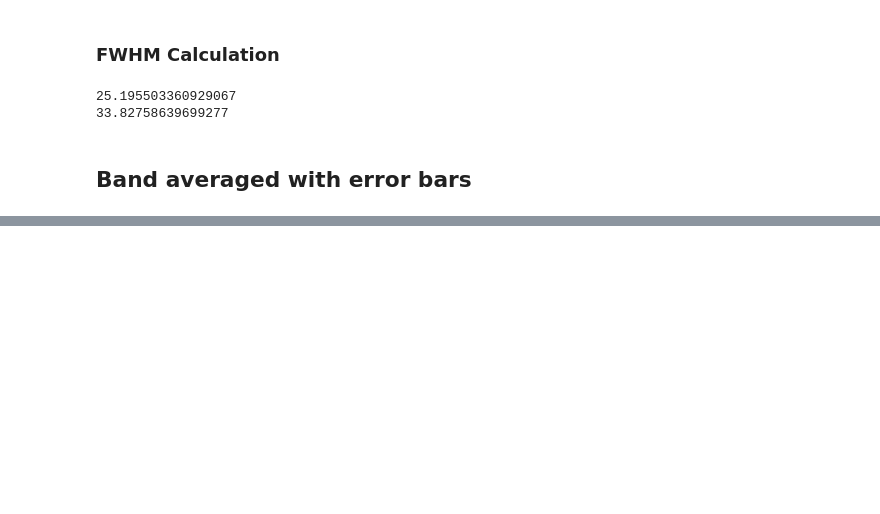
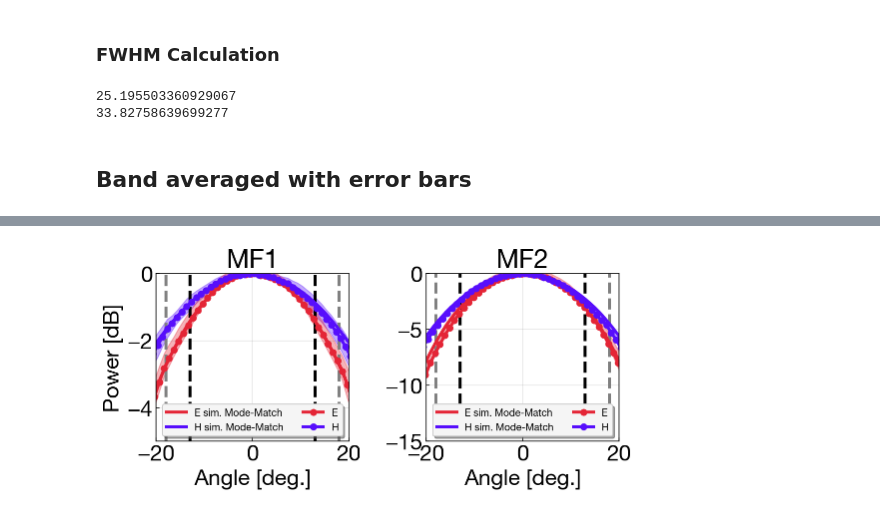
Before and after one commit to chesmore/so-feed, a Jupyter notebook: 1d_beammap_2020_MF_jan.ipynb, the cells around one changed output, grey strips where cells are left out. Cells and saved outputs as stored; diff of their text form; code cells hidden in the pictures; blank space fills up the shorter version.

Commit message:
difference plots

```diff
--- a/1d_beammap_2020_MF_jan.ipynb
+++ b/1d_beammap_2020_MF_jan.ipynb
@@ -6,6 +6,7 @@ import matplotlib
 import matplotlib.pyplot as plt
 from numpy import genfromtxt
 from scipy.optimize import curve_fit
+from scipy.interpolate import interp1d
 
 %matplotlib inline
 
@@ -17,6 +18,9 @@ matplotlib.rcParams.update({"axes.grid" : True, "grid.color": "grey", "grid.alph
 e_col = '#e42536'
 h_col = '#570efc'
 c_col = '#f89c20'
+
+w_mf2 = np.loadtxt('sim/MF_2.txt')
+w_mf1 = np.loadtxt('sim/MF_1.txt')
 # %% [markdown]
 Define function to read in data and cooresponding simulation
 # %%
@@ -320,6 +323,9 @@ plt.show()
 ### FWHM Calculation
 # %%
 def gauss(params,x,beam):
+    '''
+    Gaussian beam model
+    '''
     x0 = params[0]
     c = params[1]
     g = np.exp(-(x-x0)**2 / (2*c**2))
@@ -789,0 +617,90 @@ plt.show()
+# %%
+view = 'narrow'
+alpha = .35
+
+# bad = 94,95,99,109,105,106,107
+import glob
+
+if view=='wide':
+    fig, ax = plt.subplots(1, 2,figsize = (8,4),sharey=True)
+    markersize = 8
+    linewidth = 2
+else:
+    fig, ax = plt.subplots(1, 2,figsize = (8,4),sharey=False)
+    markersize = 12
+    linewidth = 3
+
+freq = [85,86,87,88,89,90,91,92,93,96,97,98,101,102,103,108]
+# thet_sim,band_tot_E_sim,band_tot_H_sim,thet_e1_A,band_tot_E,\
+#     thet_h1_A,band_tot_H,band_tot_E_lin,std_E,band_tot_H_lin,std_H = beam_avg(freq,0)
+# ax[0].plot(thet_sim,band_tot_E_sim,'-',label = "E sim. HFSS",color = e_col,linewidth = linewidth)
+# ax[0].plot(thet_sim,band_tot_H_sim,'-',label = "H sim. HFSS",color = h_col,linewidth = linewidth)
+thet_sim,band_tot_E_sim,band_tot_H_sim,thet_e1_A,band_tot_E,\
+    thet_h1_A,band_tot_H,band_tot_E_lin,std_E,band_tot_H_lin,std_H = beam_avg(freq,1)
+ax[0].plot(thet_sim,band_tot_E_sim,'-',label = "E sim. Mode-Match",color = e_col,linewidth = linewidth)
+ax[0].plot(thet_sim,band_tot_H_sim,'-',label = "H sim. Mode-Match",color = h_col,linewidth = linewidth)
+
+ax[0].plot(thet_e1_A+.5,band_tot_E-np.max(band_tot_E),'.-',label = "E",color = e_col,linewidth = linewidth,markersize=markersize)
+ax[0].plot(thet_h1_A+.5,band_tot_H-np.max(band_tot_H),'.-',label = "H",color = h_col,linewidth = linewidth,markersize=markersize)
+ax[0].fill_between(thet_h1_A+.5,20*np.log10(band_tot_H_lin - std_H),20*np.log10(band_tot_H_lin + std_H),color = h_col,alpha = alpha)
+ax[0].fill_between(thet_e1_A+.5,20*np.log10(band_tot_E_lin - std_E),20*np.log10(band_tot_E_lin + std_E),color = e_col,alpha = alpha)
+
+plt.xlim(-60,60)
+plt.ylim(-35,0)
+
+
+freq = [138,139,140,149,159,160]
+
+
+# thet_sim,band_tot_E_sim,band_tot_H_sim,thet_e1_A,band_tot_E,\
+#     thet_h1_A,band_tot_H,band_tot_E_lin,std_E,band_tot_H_lin,std_H = beam_avg(freq,0)
+# ax[1].plot(thet_sim,band_tot_E_sim,'-',label = "E sim. HFSS",color = e_col,linewidth = linewidth)
+# ax[1].plot(thet_sim,band_tot_H_sim,'-',label = "H sim. HFSS",color = h_col,linewidth = linewidth)
+thet_sim,band_tot_E_sim,band_tot_H_sim,thet_e1_A,band_tot_E,\
+    thet_h1_A,band_tot_H,band_tot_E_lin,std_E,band_tot_H_lin,std_H = beam_avg(freq,1)
+ax[1].plot(thet_sim,band_tot_E_sim,'-',label = "E sim. Mode-Match",color = e_col,linewidth = linewidth)
+ax[1].plot(thet_sim,band_tot_H_sim,'-',label = "H sim. Mode-Match",color = h_col,linewidth = linewidth)
+
+ax[1].plot(thet_e1_A-.5,band_tot_E,'.-',label = "E",color = e_col,linewidth = linewidth,markersize=markersize)
+ax[1].plot(thet_h1_A-.5,band_tot_H,'.-',label = "H",color = h_col,linewidth = linewidth,markersize=markersize)
+ax[1].fill_between(thet_h1_A-.5,20*np.log10(band_tot_H_lin - std_H),20*np.log10(band_tot_H_lin + std_H),color = h_col,alpha = alpha)
+ax[1].fill_between(thet_e1_A-.5,20*np.log10(band_tot_E_lin - std_E),20*np.log10(band_tot_E_lin + std_E),color = e_col,alpha = alpha)
+
+ax[0].set_title("MF1")
+ax[1].set_title("MF2")
+ax[0].set_ylabel("Power [dB]")
+ax[0].set_xlabel("Angle [deg.]")
+ax[1].set_xlabel("Angle [deg.]")
+
+linestyle = 'dashed'
+color_sat = 'k'
+color_lat = 'grey'
+ax[0].vlines(x=-13,ymin = -60,ymax = 5,linewidth = 3,color = color_sat,linestyle = linestyle)
+ax[0].vlines(x=13,ymin = -60,ymax = 5,linewidth = 3,color = color_sat,linestyle = linestyle)
+ax[0].vlines(x=-18,ymin = -60,ymax = 5,linewidth = 3,color = color_lat,linestyle = linestyle)
+ax[0].vlines(x=18,ymin = -60,ymax = 5,linewidth = 3,color = color_lat,linestyle = linestyle)
+ax[1].vlines(x=-13,ymin = -60,ymax = 5,linewidth = 3,color = color_sat,linestyle = linestyle)
+ax[1].vlines(x=13,ymin = -60,ymax = 5,linewidth = 3,color = color_sat,linestyle = linestyle)
+ax[1].vlines(x=-18,ymin = -60,ymax = 5,linewidth = 3,color = color_lat,linestyle = linestyle)
+ax[1].vlines(x=18,ymin = -60,ymax = 5,linewidth = 3,color = color_lat,linestyle = linestyle)
+
+if view=='wide':
+    ax[1].set_xlim(-60,60)
+    ax[1].set_ylim(-45,0)
+    ax[0].set_xlim(-60,60)
+    ax[0].set_ylim(-45,0)
+    ax[0].legend(shadow=True, facecolor="whitesmoke",fontsize = 14,loc = 8,ncol=2,markerscale=2)
+    ax[1].legend(shadow=True, facecolor="whitesmoke",fontsize = 14,loc = 8,ncol=2,markerscale=2)
+
+else:
+    ax[1].set_xlim(-20,20)
+    ax[1].set_ylim(-15,0)
+    ax[0].set_xlim(-20,20)
+    ax[0].set_ylim(-5,0)
+    ax[0].legend(shadow=True, facecolor="whitesmoke",fontsize = 10,loc = 8,ncol=2,markerscale=1)
+    ax[1].legend(shadow=True, facecolor="whitesmoke",fontsize = 10,loc = 8,ncol=2,markerscale=1)
+
+plt.tight_layout(h_pad=1.0)
+plt.savefig("1d_beammap_narrow.png",bbox_inches='tight')
+plt.show()
+# %% [output]
@@ -789,0 +715 @@ plt.show()
+[figure, added]
```
Also changed, not shown: parts of 9 cells of this notebook, 4 other files.
